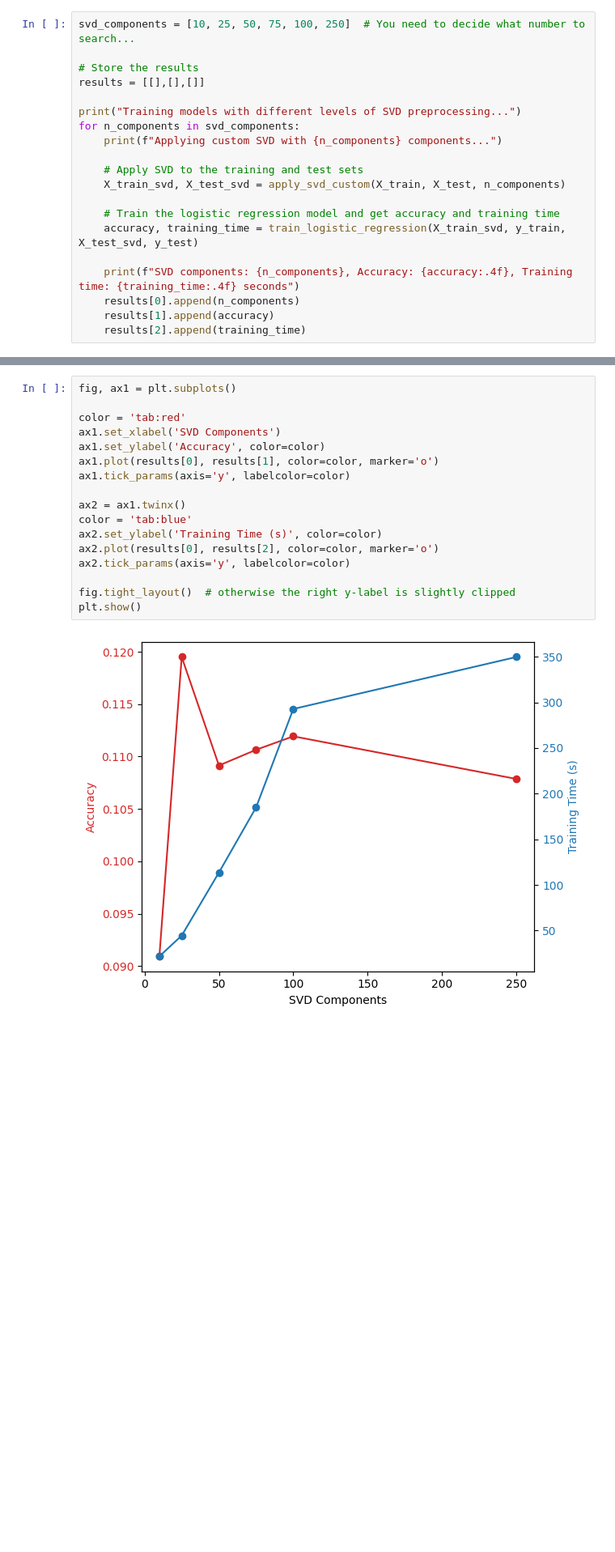
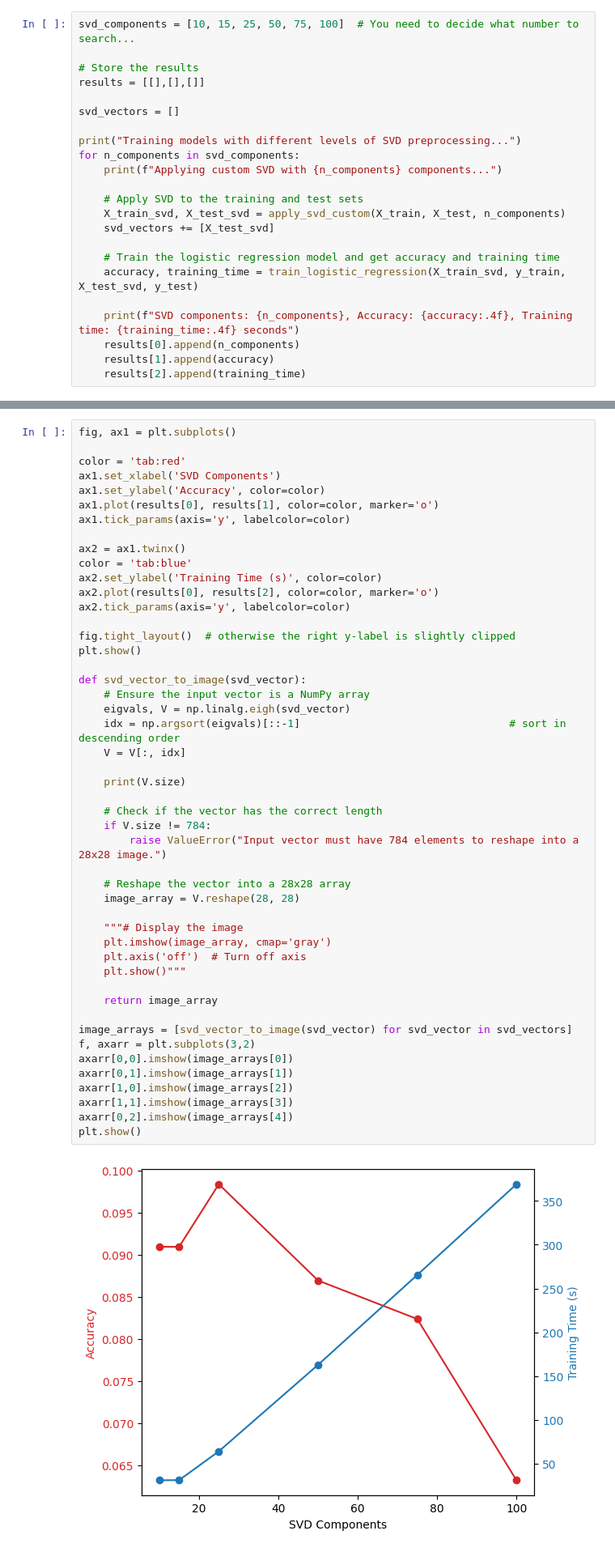
Before and after one commit to gracedes/gracedes-assignment-3, a Jupyter notebook: assignment3.ipynb, the cells around one changed output, grey strips where cells are left out. Shown: that part at 81% size. Cells and saved outputs as stored; diff of their text form; blank space fills up the shorter version.

```diff
--- a/assignment3.ipynb
+++ b/assignment3.ipynb
@@ -98,10 +98,12 @@ def train_logistic_regression(X_train, y_train, X_test, y_test):
 
 Now, apply SVD with varying numbers of components and observe how the dimensionality reduction impacts the model's performance. Record both the accuracy and training time for each number of components.
 # %%
-svd_components = [10, 25, 50, 75, 100, 250]  # You need to decide what number to search...
+svd_components = [10, 15, 25, 50, 75, 100]  # You need to decide what number to search...
 
 # Store the results
 results = [[],[],[]]
+
+svd_vectors = []
 
 print("Training models with different levels of SVD preprocessing...")
 for n_components in svd_components:
@@ -109,6 +111,7 @@ for n_components in svd_components:
 
     # Apply SVD to the training and test sets
     X_train_svd, X_test_svd = apply_svd_custom(X_train, X_test, n_components)
+    svd_vectors += [X_test_svd]
 
     # Train the logistic regression model and get accuracy and training time
     accuracy, training_time = train_logistic_regression(X_train_svd, y_train, X_test_svd, y_test)
@@ -138,19 +141,50 @@ Finally, plot the accuracy, training time as a function of the number of SVD com
 # %%
 fig, ax1 = plt.subplots()
 
 color = 'tab:red'
 ax1.set_xlabel('SVD Components')
 ax1.set_ylabel('Accuracy', color=color)
 ax1.plot(results[0], results[1], color=color, marker='o')
 ax1.tick_params(axis='y', labelcolor=color)
 
 ax2 = ax1.twinx()
 color = 'tab:blue'
 ax2.set_ylabel('Training Time (s)', color=color)
 ax2.plot(results[0], results[2], color=color, marker='o')
 ax2.tick_params(axis='y', labelcolor=color)
 
 fig.tight_layout()  # otherwise the right y-label is slightly clipped
 plt.show()
+
+def svd_vector_to_image(svd_vector):
+    # Ensure the input vector is a NumPy array
+    eigvals, V = np.linalg.eigh(svd_vector)
+    idx = np.argsort(eigvals)[::-1]                                 # sort in descending order
+    V = V[:, idx]
+
+    print(V.size)
+
+    # Check if the vector has the correct length
+    if V.size != 784:
+        raise ValueError("Input vector must have 784 elements to reshape into a 28x28 image.")
+
+    # Reshape the vector into a 28x28 array
+    image_array = V.reshape(28, 28)
+
+    """# Display the image
+    plt.imshow(image_array, cmap='gray')
+    plt.axis('off')  # Turn off axis
+    plt.show()"""
+
+    return image_array
+
+image_arrays = [svd_vector_to_image(svd_vector) for svd_vector in svd_vectors]
+f, axarr = plt.subplots(3,2)
+axarr[0,0].imshow(image_arrays[0])
+axarr[0,1].imshow(image_arrays[1])
+axarr[1,0].imshow(image_arrays[2])
+axarr[1,1].imshow(image_arrays[3])
+axarr[0,2].imshow(image_arrays[4])
+plt.show()
 # %% [output]
-[figure, old version]
+[figure, new version]
```
Also changed, not shown: parts of 2 cells of this notebook.
